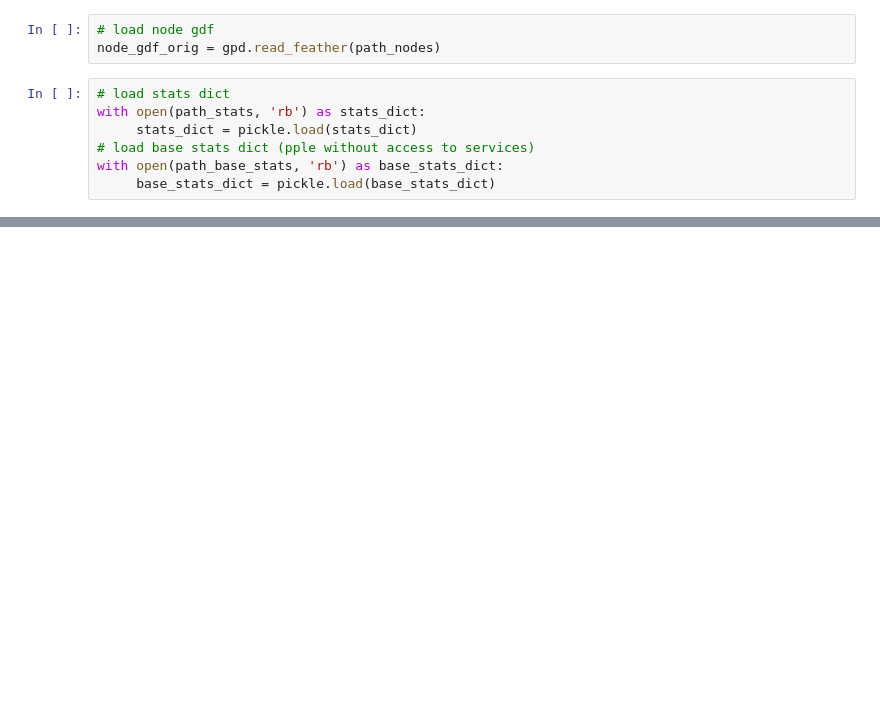
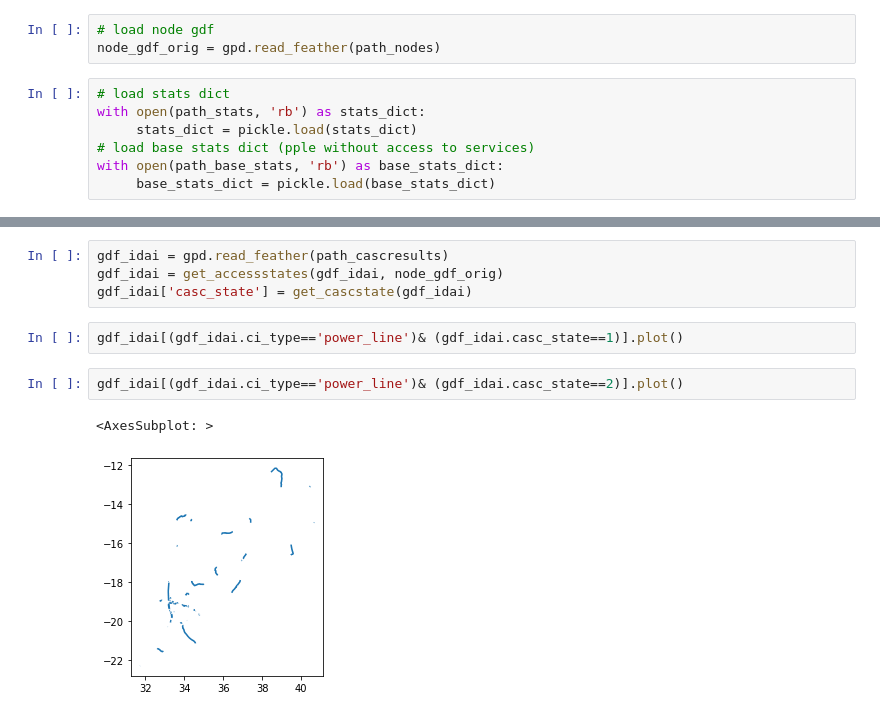
Before and after one commit to Evelyn-M/mozambique_healthcare, a Jupyter notebook: visuals_results.ipynb, the cells around one changed output, grey strips where cells are left out. Saved outputs shown, nothing was run; the diff lists cells and outputs as text; blank space fills up the shorter version.

```diff
--- a/visuals_results.ipynb
+++ b/visuals_results.ipynb
@@ -449,0 +504,11 @@ gdf_cumimpacts = sum_impacts(gdf_list)
+# %%
+gdf_idai = gpd.read_feather(path_cascresults)
+gdf_idai = get_accessstates(gdf_idai, node_gdf_orig)
+gdf_idai['casc_state'] = get_cascstate(gdf_idai)
+# %%
+gdf_idai[(gdf_idai.ci_type=='power_line')& (gdf_idai.casc_state==1)].plot()
+# %%
+gdf_idai[(gdf_idai.ci_type=='power_line')& (gdf_idai.casc_state==2)].plot()
+# %% [output]
+<AxesSubplot: >
+[figure, added]
```
Also changed, not shown: parts of 34 cells of this notebook, 1 other file.
